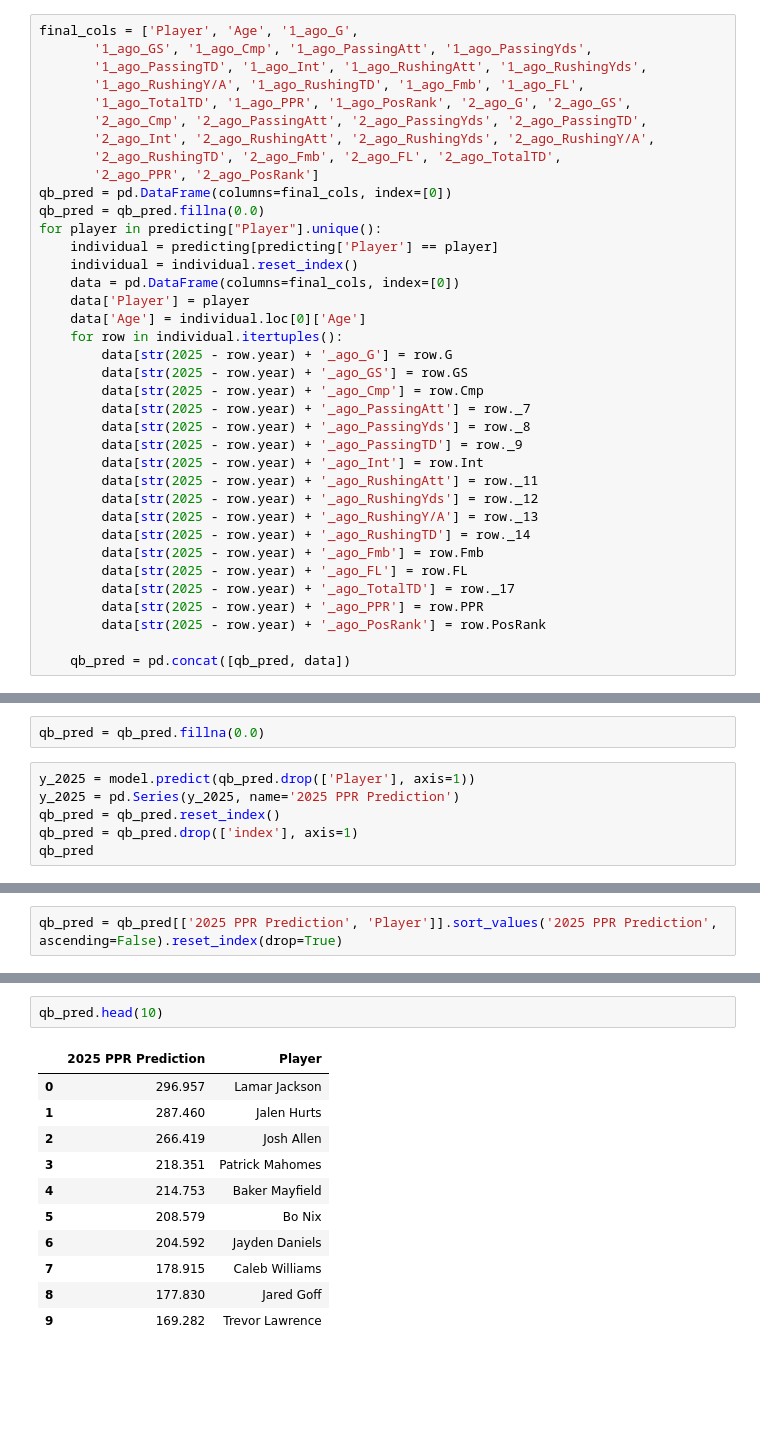
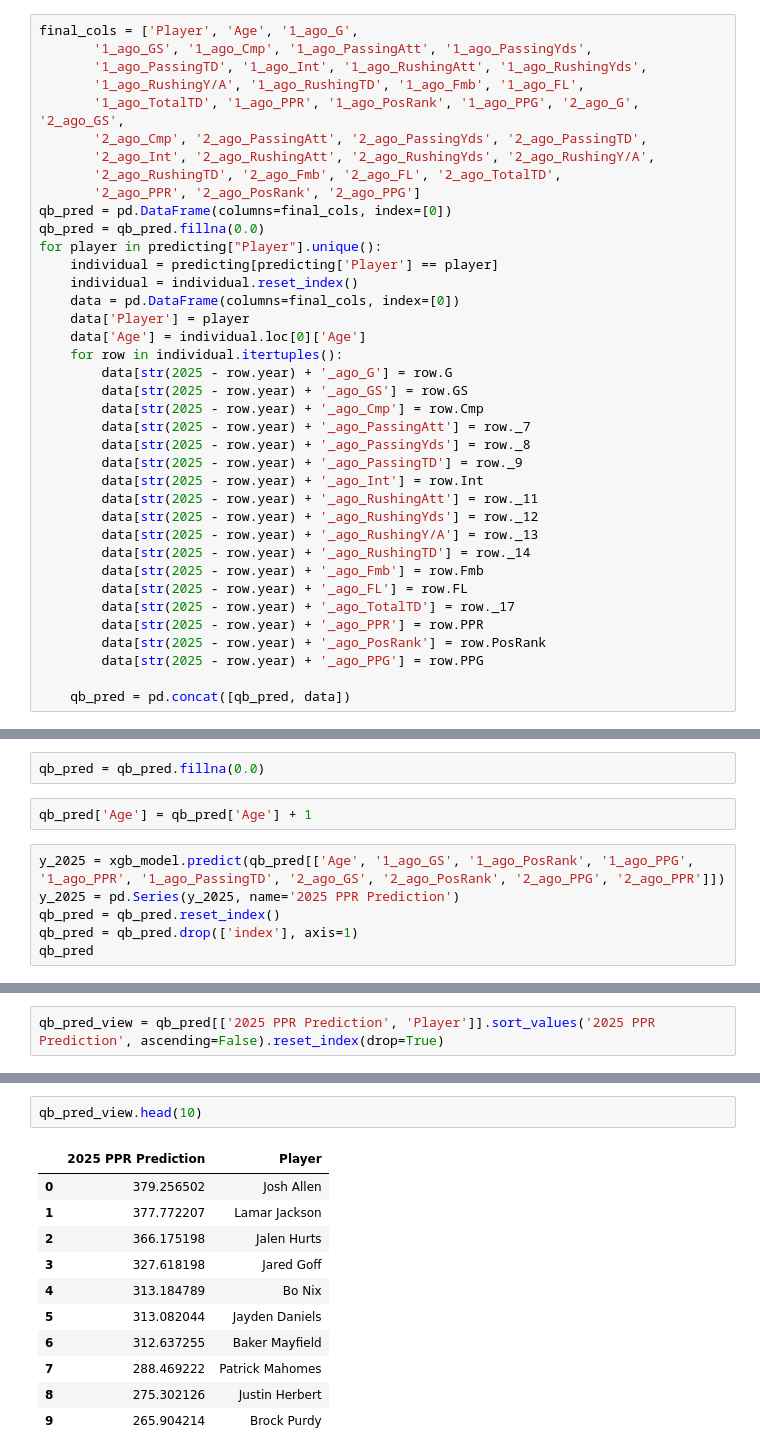
Before and after one commit to hdjwis/FantasyFootballPrediction, a Jupyter notebook: qb_prediction.ipynb, the cells around one changed output, grey strips where cells are left out. Drawn from its saved outputs; the diff is of its cells as text; blank space fills up the shorter version.

Commit message:
updated qb model to use less features

```diff
--- a/qb_prediction.ipynb
+++ b/qb_prediction.ipynb
@@ -364,11 +436,11 @@ final_cols = ['Player', 'Age', '1_ago_G',
        '1_ago_GS', '1_ago_Cmp', '1_ago_PassingAtt', '1_ago_PassingYds',
        '1_ago_PassingTD', '1_ago_Int', '1_ago_RushingAtt', '1_ago_RushingYds',
        '1_ago_RushingY/A', '1_ago_RushingTD', '1_ago_Fmb', '1_ago_FL',
-       '1_ago_TotalTD', '1_ago_PPR', '1_ago_PosRank', '2_ago_G', '2_ago_GS',
+       '1_ago_TotalTD', '1_ago_PPR', '1_ago_PosRank', '1_ago_PPG', '2_ago_G', '2_ago_GS',
        '2_ago_Cmp', '2_ago_PassingAtt', '2_ago_PassingYds', '2_ago_PassingTD',
        '2_ago_Int', '2_ago_RushingAtt', '2_ago_RushingYds', '2_ago_RushingY/A',
        '2_ago_RushingTD', '2_ago_Fmb', '2_ago_FL', '2_ago_TotalTD',
-       '2_ago_PPR', '2_ago_PosRank']
+       '2_ago_PPR', '2_ago_PosRank', '2_ago_PPG']
 qb_pred = pd.DataFrame(columns=final_cols, index=[0])
 qb_pred = qb_pred.fillna(0.0)
 for player in predicting["Player"].unique():
@@ -394,6 +466,7 @@ for player in predicting["Player"].unique():
         data[str(2025 - row.year) + '_ago_TotalTD'] = row._17
         data[str(2025 - row.year) + '_ago_PPR'] = row.PPR
         data[str(2025 - row.year) + '_ago_PosRank'] = row.PosRank
+        data[str(2025 - row.year) + '_ago_PPG'] = row.PPG
 
     qb_pred = pd.concat([qb_pred, data])
 # %%
@@ -412,8 +485,10 @@ Index(['Player', 'Age', '1_ago_G', '1_ago_GS', '1_ago_Cmp', '1_ago_PassingAtt',
       dtype='object')
 # %%
 qb_pred = qb_pred.fillna(0.0)
+# %%
+qb_pred['Age'] = qb_pred['Age'] + 1
 # %%
-y_2025 = model.predict(qb_pred.drop(['Player'], axis=1))
+y_2025 = xgb_model.predict(qb_pred[['Age', '1_ago_GS', '1_ago_PosRank', '1_ago_PPG', '1_ago_PPR', '1_ago_PassingTD', '2_ago_GS', '2_ago_PosRank', '2_ago_PPG', '2_ago_PPR']])
 y_2025 = pd.Series(y_2025, name='2025 PPR Prediction')
 qb_pred = qb_pred.reset_index()
 qb_pred = qb_pred.drop(['index'], axis=1)
@@ -446,2 +521,2 @@ qb_pred.head()
 # %%
-qb_pred = qb_pred[['2025 PPR Prediction', 'Player']].sort_values('2025 PPR Prediction', ascending=False).reset_index(drop=True)
+qb_pred_view = qb_pred[['2025 PPR Prediction', 'Player']].sort_values('2025 PPR Prediction', ascending=False).reset_index(drop=True)
@@ -462,14 +523,14 @@ qb_pred = qb_pred[['2025 PPR Prediction', 'Player']].sort_values('2025 PPR Predi
 # %%
-qb_pred.head(10)
+qb_pred_view.head(10)
 # %% [output]
 |  | 2025 PPR Prediction | Player |
-| 0 | 296.957 | Lamar Jackson |
-| 1 | 287.460 | Jalen Hurts |
-| 2 | 266.419 | Josh Allen |
-| 3 | 218.351 | Patrick Mahomes |
-| 4 | 214.753 | Baker Mayfield |
-| 5 | 208.579 | Bo Nix |
-| 6 | 204.592 | Jayden Daniels |
-| 7 | 178.915 | Caleb Williams |
-| 8 | 177.830 | Jared Goff |
-| 9 | 169.282 | Trevor Lawrence |
+| 0 | 379.256502 | Josh Allen |
+| 1 | 377.772207 | Lamar Jackson |
+| 2 | 366.175198 | Jalen Hurts |
+| 3 | 327.618198 | Jared Goff |
+| 4 | 313.184789 | Bo Nix |
+| 5 | 313.082044 | Jayden Daniels |
+| 6 | 312.637255 | Baker Mayfield |
+| 7 | 288.469222 | Patrick Mahomes |
+| 8 | 275.302126 | Justin Herbert |
+| 9 | 265.904214 | Brock Purdy |
```
Also changed, not shown: parts of 27 cells of this notebook.
